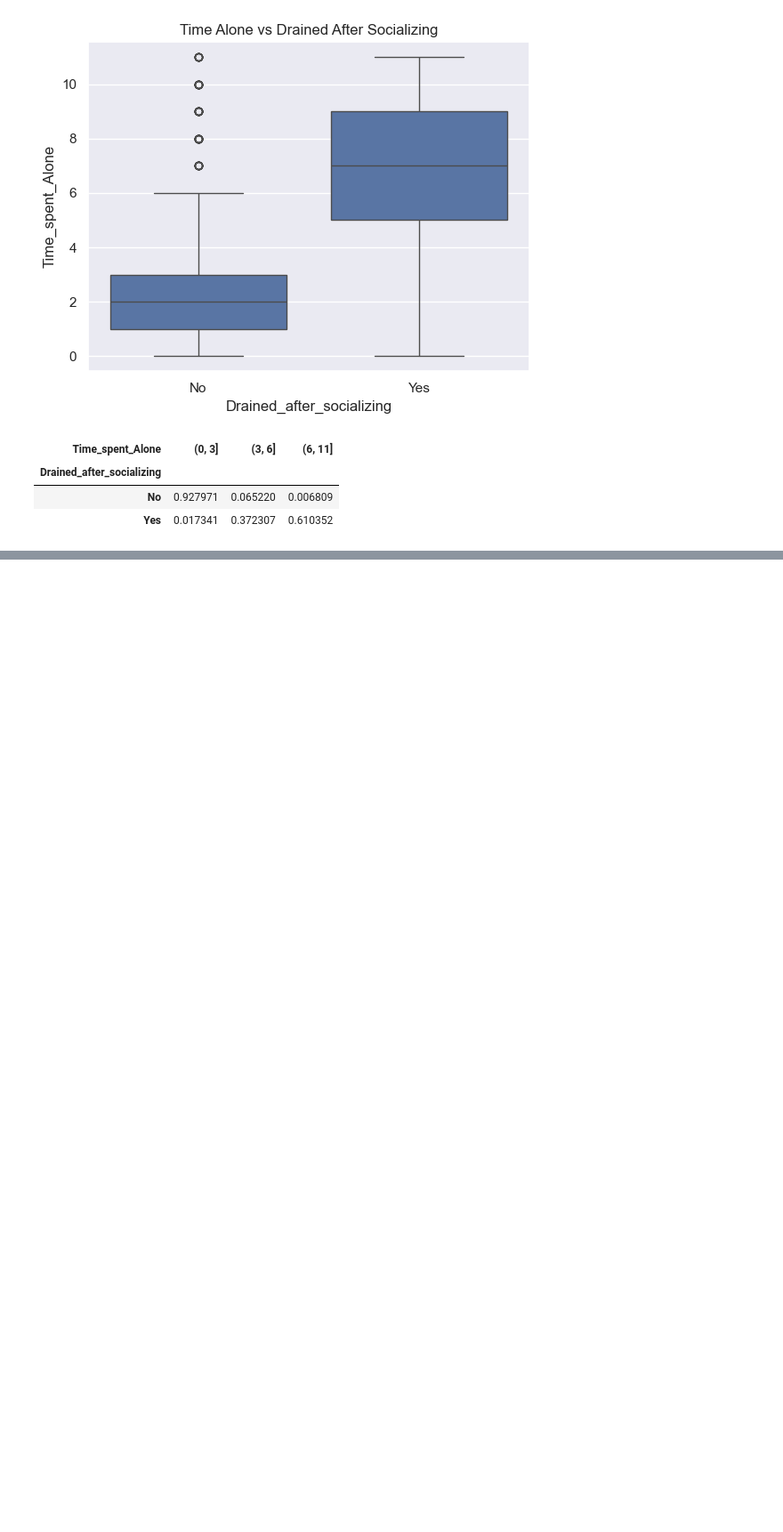
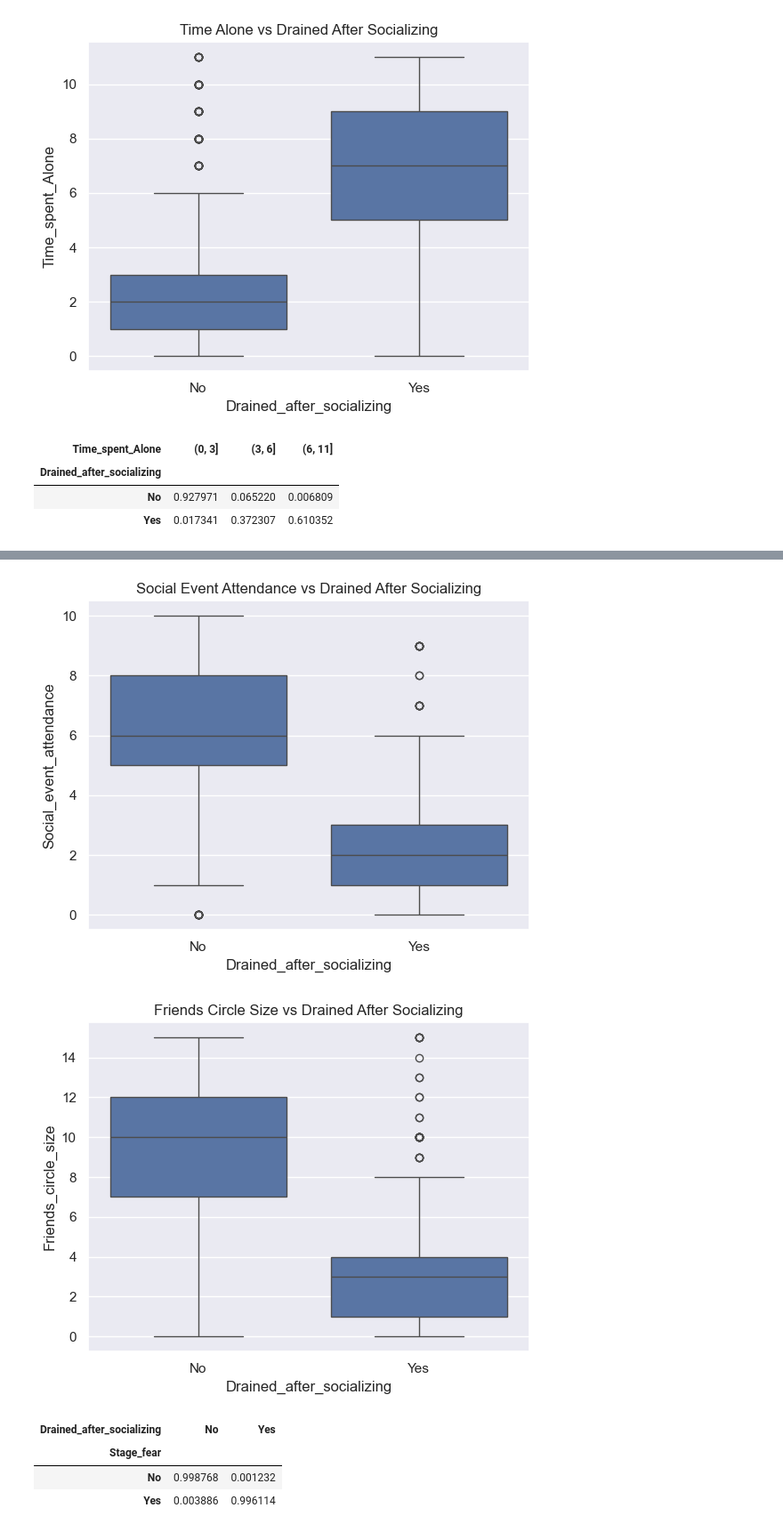
Before and after one commit to Drew-Woodz/kaggle_competitions, a Jupyter notebook: S5E7_Introvert_Classifier/notebooks/dataExplorer.ipynb, the cells around one changed output, grey strips where cells are left out. Shown at 89% size. Cells and saved outputs as stored; diff of their text form; code cells hidden in the pictures; blank space fills up the shorter version.

Commit message:
data inspection complete, cleaning plan outlined

```diff
--- a/S5E7_Introvert_Classifier/notebooks/dataExplorer.ipynb
+++ b/S5E7_Introvert_Classifier/notebooks/dataExplorer.ipynb
@@ -388,0 +425,17 @@ train.loc[(train['Time_spent_Alone'].isna()) & (train['Drained_after_socializing
+# %%
+sns.boxplot(data=train, x='Drained_after_socializing', y='Social_event_attendance')
+plt.title("Social Event Attendance vs Drained After Socializing")
+plt.show()
+
+sns.boxplot(data=train, x='Drained_after_socializing', y='Friends_circle_size')
+plt.title("Friends Circle Size vs Drained After Socializing")
+plt.show()
+
+pd.crosstab(train['Stage_fear'], train['Drained_after_socializing'], normalize='index')
+# %% [output]
+[figure, added]
+[figure, added]
+| Drained_after_socializing | No | Yes |
+| Stage_fear |  |  |
+| No | 0.998768 | 0.001232 |
+| Yes | 0.003886 | 0.996114 |
```
Also changed, not shown: parts of 18 cells of this notebook, 1 other file.
